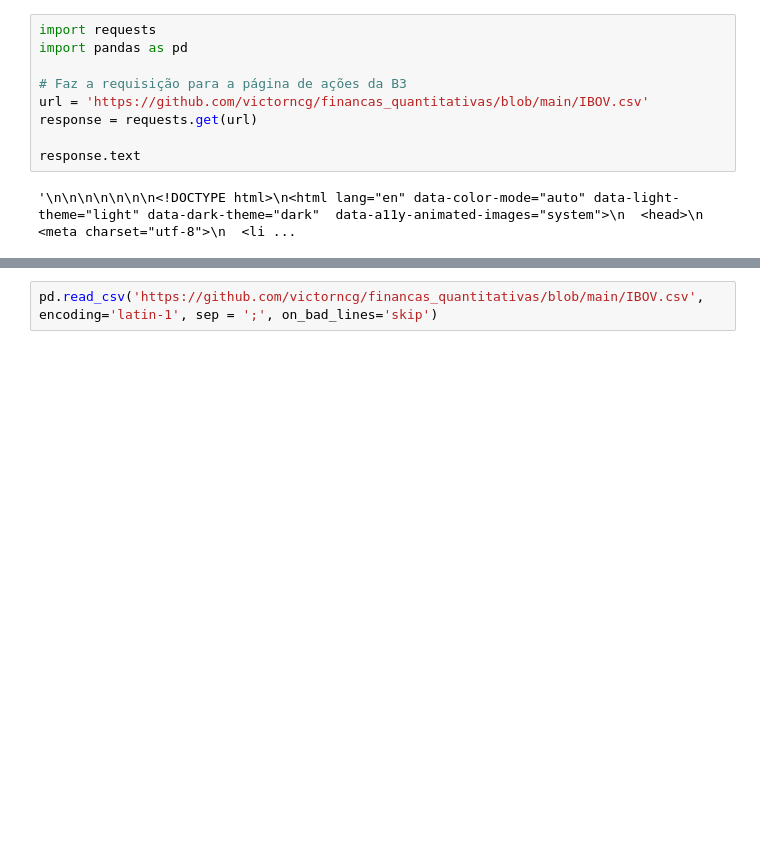
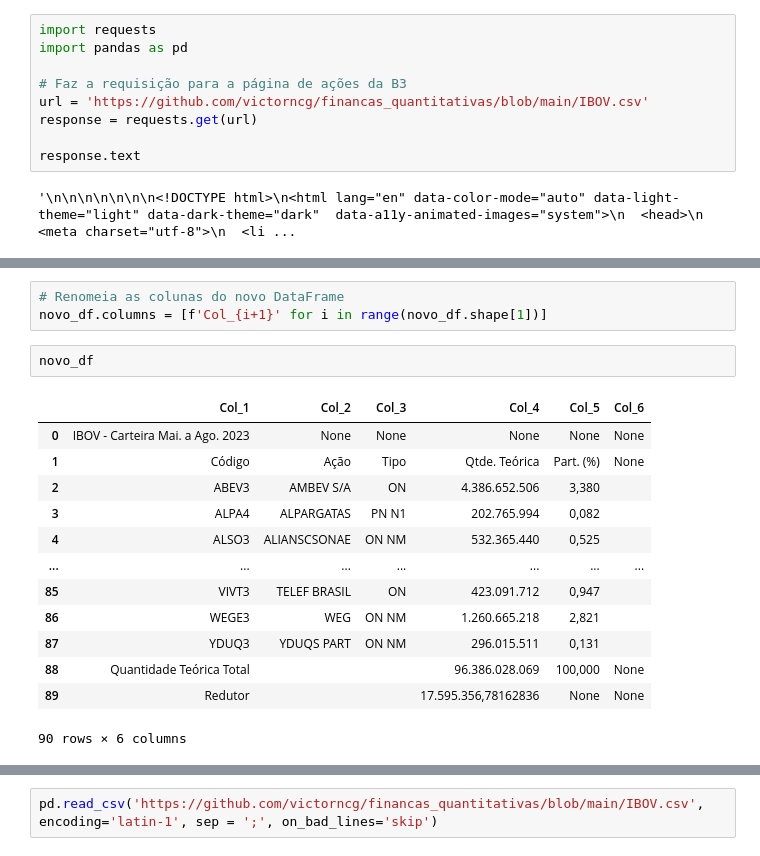
Before and after one commit to victorncg/financas_quantitativas, a Jupyter notebook: Testando_Obtenção_de_Dados_do_IBOV_Extração_beautifulsoup.ipynb, the cells around one changed output, grey strips where cells are left out. Cells and saved outputs as stored; diff of their text form; blank space fills up the shorter version.

```diff
--- a/Testando_Obtenção_de_Dados_do_IBOV_Extração_beautifulsoup.ipynb
+++ b/Testando_Obtenção_de_Dados_do_IBOV_Extração_beautifulsoup.ipynb
@@ -249,0 +299,19 @@ df = pd.read_csv(url, sep = ';')
+# %%
+# Renomeia as colunas do novo DataFrame
+novo_df.columns = [f'Col_{i+1}' for i in range(novo_df.shape[1])]
+# %%
+novo_df
+# %% [output]
+|  | Col_1 | Col_2 | Col_3 | Col_4 | Col_5 | Col_6 |
+| 0 | IBOV - Carteira Mai. a Ago. 2023 | None | None | None | None | None |
+| 1 | Código | Ação | Tipo | Qtde. Teórica | Part. (%) | None |
+| 2 | ABEV3 | AMBEV S/A | ON | 4.386.652.506 | 3,380 |  |
+| 3 | ALPA4 | ALPARGATAS | PN N1 | 202.765.994 | 0,082 |  |
+| 4 | ALSO3 | ALIANSCSONAE | ON NM | 532.365.440 | 0,525 |  |
+| ... | ... | ... | ... | ... | ... | ... |
+| 85 | VIVT3 | TELEF BRASIL | ON | 423.091.712 | 0,947 |  |
+| 86 | WEGE3 | WEG | ON NM | 1.260.665.218 | 2,821 |  |
+| 87 | YDUQ3 | YDUQS PART | ON NM | 296.015.511 | 0,131 |  |
+| 88 | Quantidade Teórica Total |  |  | 96.386.028.069 | 100,000 | None |
+| 89 | Redutor |  |  | 17.595.356,78162836 | None | None |
+90 rows × 6 columns
```
Also changed, not shown: parts of 7 cells of this notebook.
